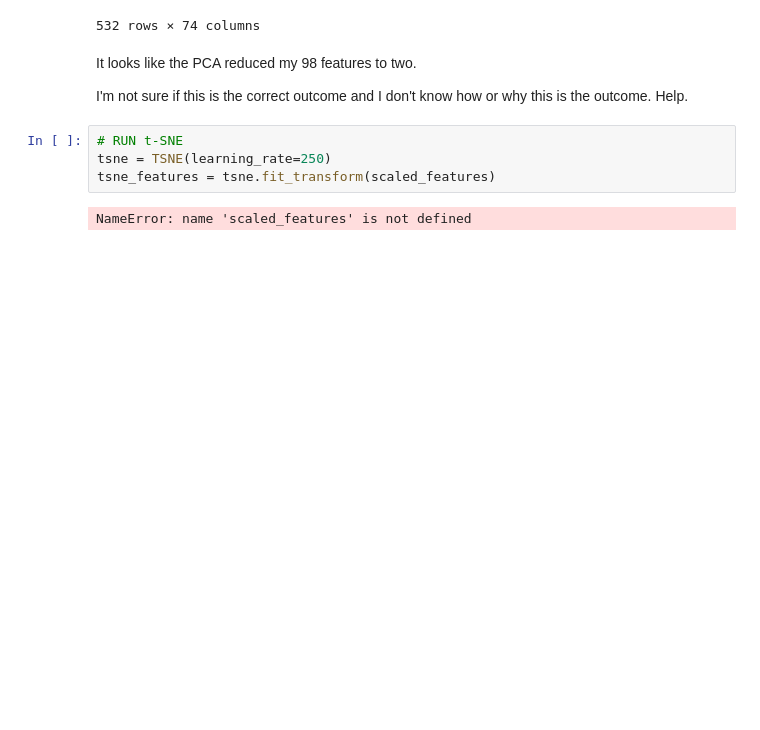
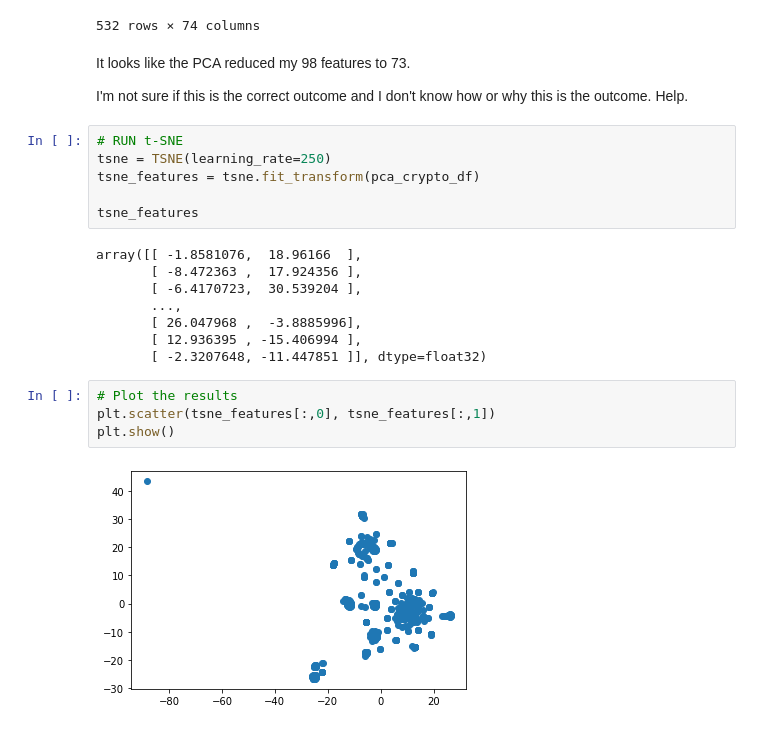
Before and after one commit to taylorsyde/Cryptocurrency-Clusters, a Jupyter notebook: cypto_modeling.ipynb, the cells around one changed output. Saved outputs shown, nothing was run; the diff lists cells and outputs as text; blank space fills up the shorter version.

```diff
--- a/cypto_modeling.ipynb
+++ b/cypto_modeling.ipynb
@@ -169,13 +170,27 @@ pca_crypto_df
 | 531 | -0.289898 | 0.821207 | -0.276327 | 0.000555 | -2.811411e-16 | -5.186502e-15 | 3.681458e-12 | -0.025208 | 0.956900 | -0.767293 | ... | ... |
 532 rows × 74 columns
 # %% [markdown]
-It looks like the PCA reduced my 98 features to two.
+It looks like the PCA reduced my 98 features to 73.
 
 
 I'm not sure if this is the correct outcome and I don't know how or why this is the outcome. Help.
 # %%
 # RUN t-SNE
 tsne = TSNE(learning_rate=250)
-tsne_features = tsne.fit_transform(scaled_features)
+tsne_features = tsne.fit_transform(pca_crypto_df)
+
+tsne_features
 # %% [output]
-NameError: name 'scaled_features' is not defined
+array([[ -1.8581076,  18.96166  ],
+       [ -8.472363 ,  17.924356 ],
+       [ -6.4170723,  30.539204 ],
+       ...,
+       [ 26.047968 ,  -3.8885996],
+       [ 12.936395 , -15.406994 ],
+       [ -2.3207648, -11.447851 ]], dtype=float32)
+# %%
+# Plot the results
+plt.scatter(tsne_features[:,0], tsne_features[:,1])
+plt.show()
+# %% [output]
+[figure, added]
```
Also changed, not shown: parts of 3 cells of this notebook.
